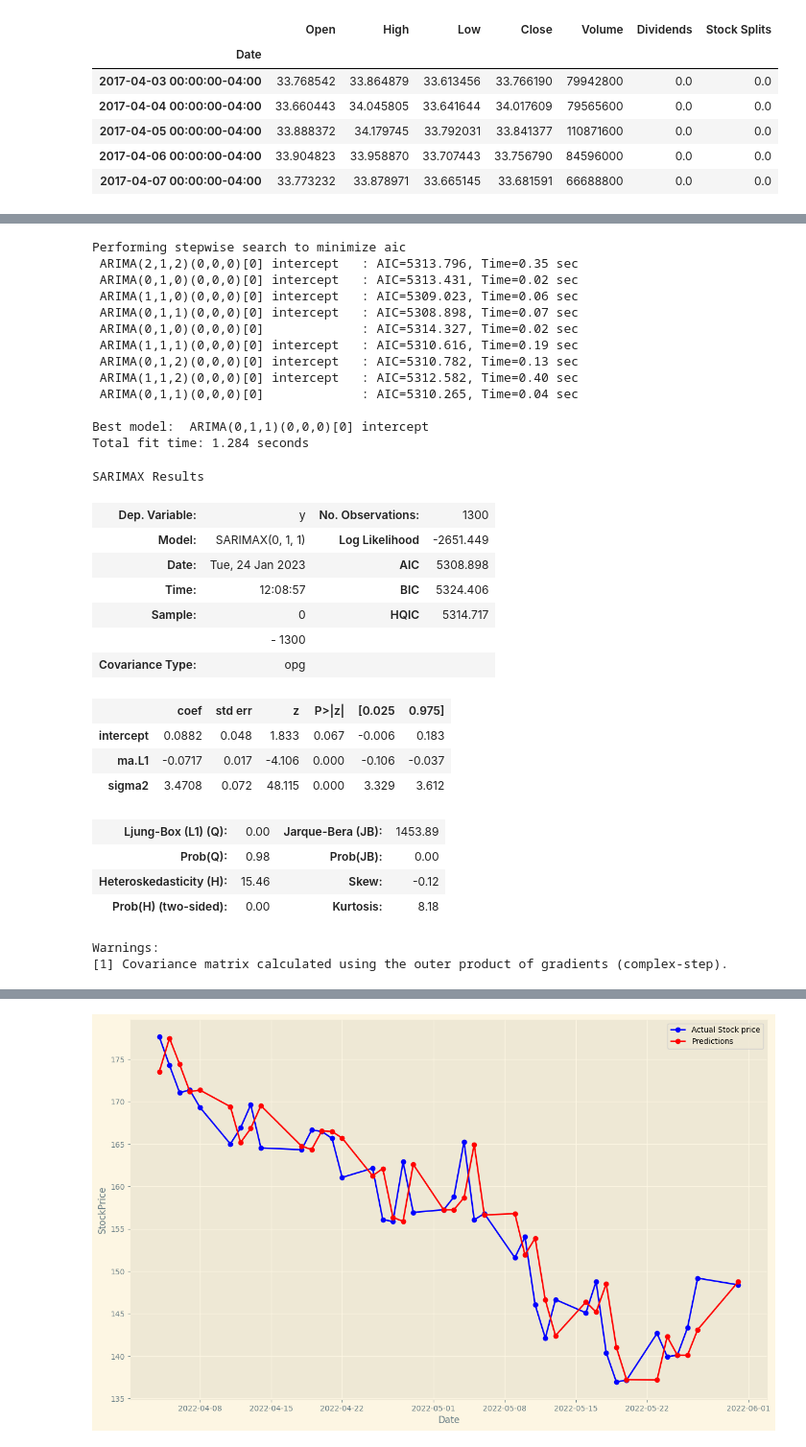
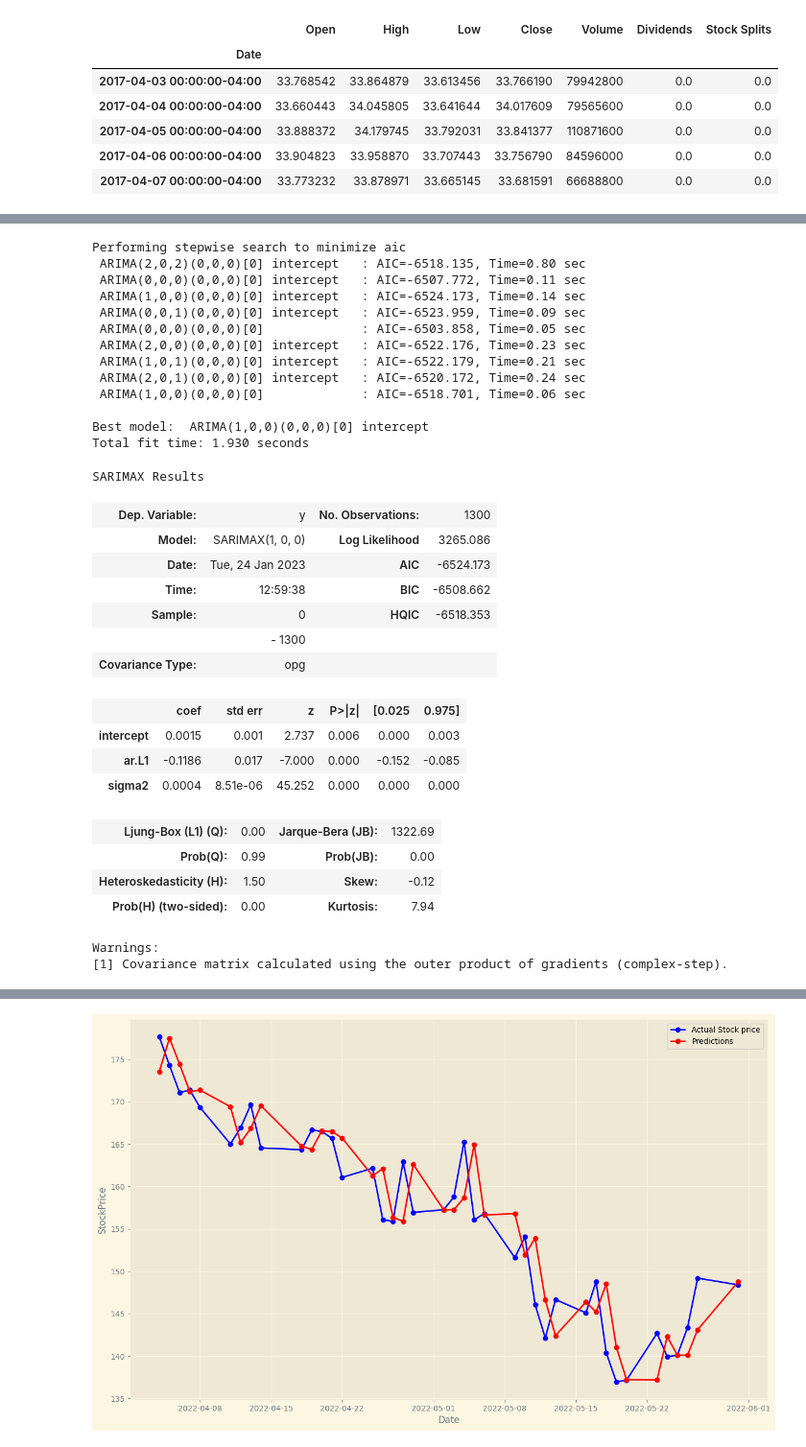
Before and after one commit to X99S5/Stock_Prediction_Model, a Jupyter notebook: Assignment.ipynb, the cells around one changed output, grey strips where cells are left out. Shown at 96% size. Saved outputs shown, nothing was run; the diff lists cells and outputs as text; code cells hidden in the pictures.

```diff
--- a/Assignment.ipynb
+++ b/Assignment.ipynb
@@ -48,6 +48,6 @@ memory usage: 81.2 KB
 first_diff = tickerDfResample.Close.values[1:]-tickerDfResample.Close.values[:-1]
 first_diff = np.concatenate([first_diff,[0]])
 tickerDfResample['FirstDifference'] = first_diff
-#tickerDf.Close.pct_change().dropna()
+tickerDfResample['PercentageChange'] = tickerDfResample.Close.pct_change().fillna(0) #  "by what percentage did previous value change to get to current value"current value - previous value / previous value = pct change
 tickerDfResample
 # %% [output]
@@ -91,37 +95,37 @@ from pmdarima import auto_arima
 import warnings
 warnings.filterwarnings("ignore")
 # %%
-stepwise_fit = auto_arima(tickerDfResample['Close'],trace=True,suppress_warnings=True)
+stepwise_fit = auto_arima(tickerDfResample['PercentageChange'],trace=True,suppress_warnings=True)
 stepwise_fit.summary()
 # %% [output]
 Performing stepwise search to minimize aic
- ARIMA(2,1,2)(0,0,0)[0] intercept   : AIC=5313.796, Time=0.35 sec
- ARIMA(0,1,0)(0,0,0)[0] intercept   : AIC=5313.431, Time=0.02 sec
- ARIMA(1,1,0)(0,0,0)[0] intercept   : AIC=5309.023, Time=0.06 sec
- ARIMA(0,1,1)(0,0,0)[0] intercept   : AIC=5308.898, Time=0.07 sec
- ARIMA(0,1,0)(0,0,0)[0]             : AIC=5314.327, Time=0.02 sec
- ARIMA(1,1,1)(0,0,0)[0] intercept   : AIC=5310.616, Time=0.19 sec
- ARIMA(0,1,2)(0,0,0)[0] intercept   : AIC=5310.782, Time=0.13 sec
- ARIMA(1,1,2)(0,0,0)[0] intercept   : AIC=5312.582, Time=0.40 sec
- ARIMA(0,1,1)(0,0,0)[0]             : AIC=5310.265, Time=0.04 sec
+ ARIMA(2,0,2)(0,0,0)[0] intercept   : AIC=-6518.135, Time=0.80 sec
+ ARIMA(0,0,0)(0,0,0)[0] intercept   : AIC=-6507.772, Time=0.11 sec
+ ARIMA(1,0,0)(0,0,0)[0] intercept   : AIC=-6524.173, Time=0.14 sec
+ ARIMA(0,0,1)(0,0,0)[0] intercept   : AIC=-6523.959, Time=0.09 sec
+ ARIMA(0,0,0)(0,0,0)[0]             : AIC=-6503.858, Time=0.05 sec
+ ARIMA(2,0,0)(0,0,0)[0] intercept   : AIC=-6522.176, Time=0.23 sec
+ ARIMA(1,0,1)(0,0,0)[0] intercept   : AIC=-6522.179, Time=0.21 sec
+ ARIMA(2,0,1)(0,0,0)[0] intercept   : AIC=-6520.172, Time=0.24 sec
+ ARIMA(1,0,0)(0,0,0)[0]             : AIC=-6518.701, Time=0.06 sec
 
-Best model:  ARIMA(0,1,1)(0,0,0)[0] intercept
-Total fit time: 1.284 seconds
+Best model:  ARIMA(1,0,0)(0,0,0)[0] intercept
+Total fit time: 1.930 seconds
 SARIMAX Results
 | Dep. Variable: | y | No. Observations: | 1300 |
-| Model: | SARIMAX(0, 1, 1) | Log Likelihood | -2651.449 |
-| Date: | Tue, 24 Jan 2023 | AIC | 5308.898 |
-| Time: | 12:08:57 | BIC | 5324.406 |
-| Sample: | 0 | HQIC | 5314.717 |
+| Model: | SARIMAX(1, 0, 0) | Log Likelihood | 3265.086 |
+| Date: | Tue, 24 Jan 2023 | AIC | -6524.173 |
+| Time: | 12:59:38 | BIC | -6508.662 |
+| Sample: | 0 | HQIC | -6518.353 |
 |  | - 1300 |  |  |
 | Covariance Type: | opg |  |  |
 |  | coef | std err | z | P>|z| | [0.025 | 0.975] |
-| intercept | 0.0882 | 0.048 | 1.833 | 0.067 | -0.006 | 0.183 |
-| ma.L1 | -0.0717 | 0.017 | -4.106 | 0.000 | -0.106 | -0.037 |
-| sigma2 | 3.4708 | 0.072 | 48.115 | 0.000 | 3.329 | 3.612 |
+| intercept | 0.0015 | 0.001 | 2.737 | 0.006 | 0.000 | 0.003 |
+| ar.L1 | -0.1186 | 0.017 | -7.000 | 0.000 | -0.152 | -0.085 |
+| sigma2 | 0.0004 | 8.51e-06 | 45.252 | 0.000 | 0.000 | 0.000 |
-| Ljung-Box (L1) (Q): | 0.00 | Jarque-Bera (JB): | 1453.89 |
-| Prob(Q): | 0.98 | Prob(JB): | 0.00 |
-| Heteroskedasticity (H): | 15.46 | Skew: | -0.12 |
-| Prob(H) (two-sided): | 0.00 | Kurtosis: | 8.18 |
+| Ljung-Box (L1) (Q): | 0.00 | Jarque-Bera (JB): | 1322.69 |
+| Prob(Q): | 0.99 | Prob(JB): | 0.00 |
+| Heteroskedasticity (H): | 1.50 | Skew: | -0.12 |
+| Prob(H) (two-sided): | 0.00 | Kurtosis: | 7.94 |
 Warnings:
 [1] Covariance matrix calculated using the outer product of gradients (complex-step).
```
Also changed, not shown: parts of 7 cells of this notebook.
